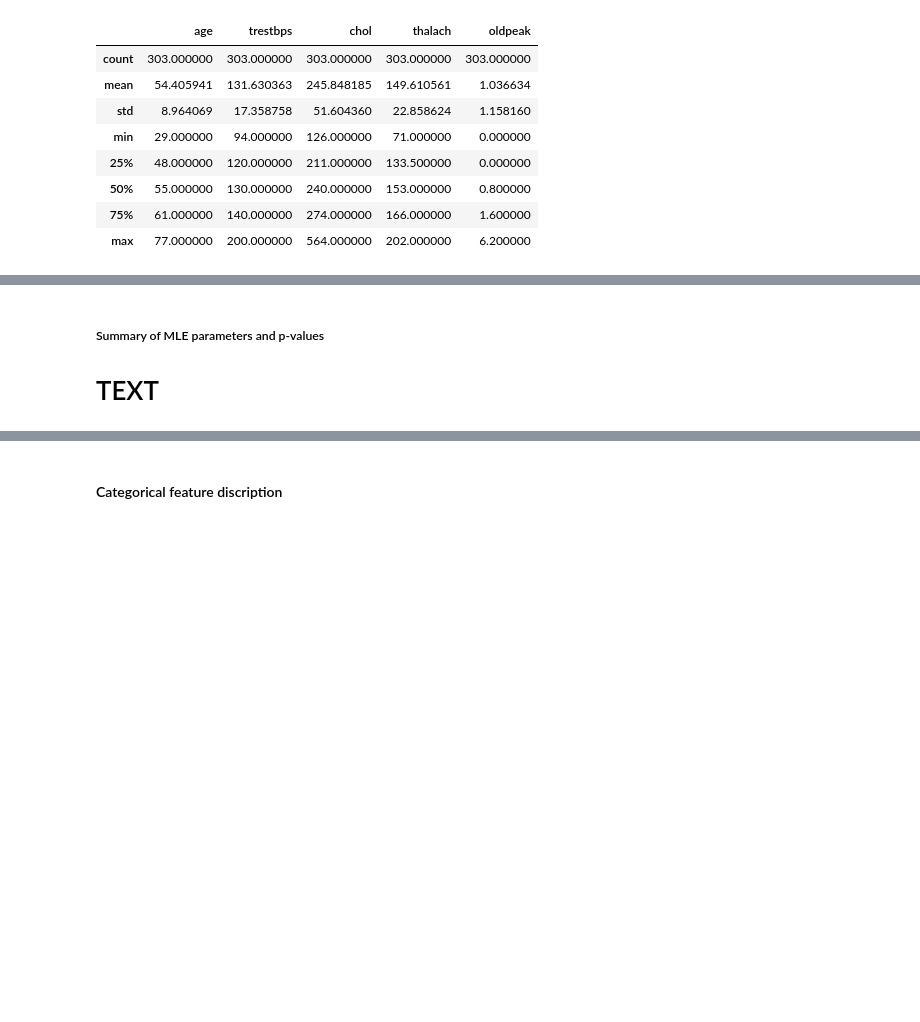
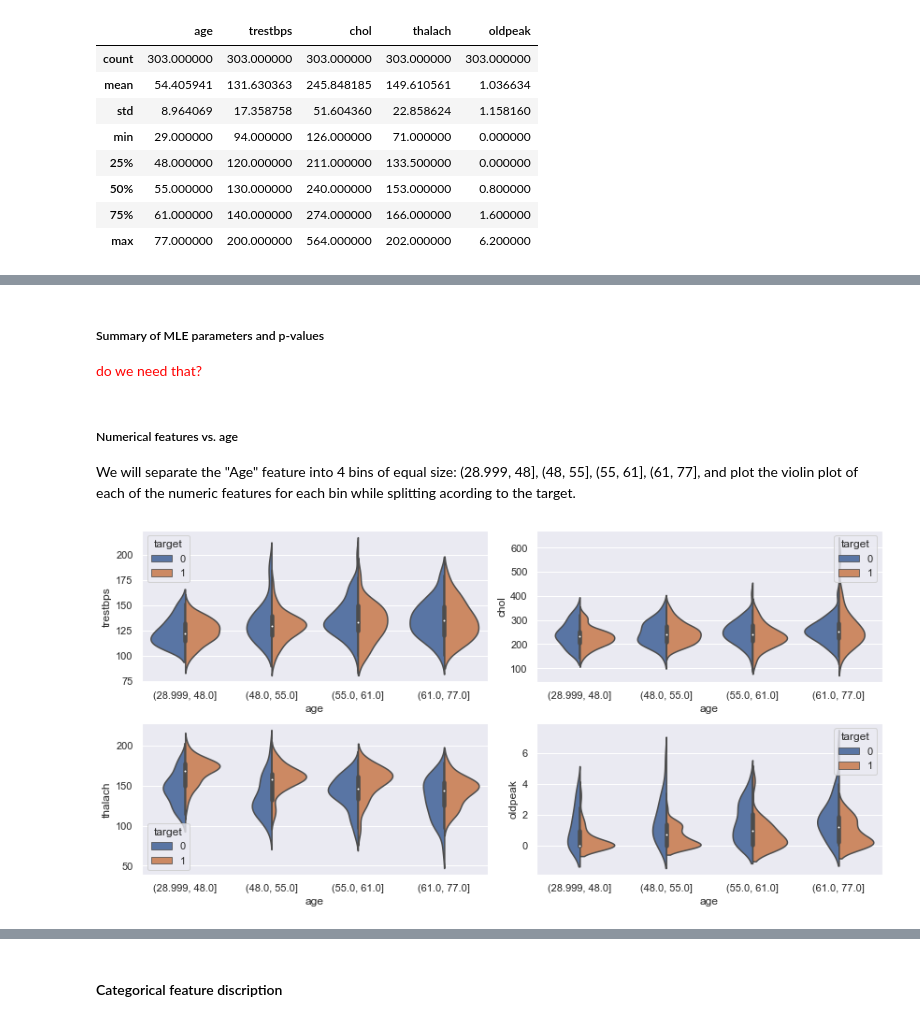
Before and after one commit to barboym/hw_statistics_runi, a Jupyter notebook: HW3/HW3.ipynb, the cells around one changed output, grey strips where cells are left out. Saved outputs shown, nothing was run; the diff lists cells and outputs as text; code cells hidden in the pictures; blank space fills up the shorter version.

```diff
--- a/HW3/HW3.ipynb
+++ b/HW3/HW3.ipynb
@@ -341,4 +344,25 @@ for i in range(len(numeric_features)):
 # %% [markdown]
 ##### Summary of MLE parameters and p-values
 
-# TEXT
+<font color = 'red'> do we need that? </font>
+# %% [markdown]
+##### Numerical features vs. age
+We will separate the "Age" feature into 4 bins of equal size: (28.999, 48], (48, 55], (55, 61], (61, 77],
+and plot the violin plot of each of the numeric features for each bin while splitting acording to the target.
+# %%
+#set figure
+fig, axs = plt.subplots(2, 2, figsize = (12, 6))
+fig.tight_layout(pad=2.0)
+
+#quantile-cut age into 4
+age_bins = pd.qcut(DF['age'], 4)
+
+#plot for each numeric feature
+i=0
+for feature in numeric_features:
+    if feature != 'age':
+        ax = axs[i//2, i%2]
+        sns.violinplot(data=DF, y=feature, x = age_bins, hue="target", split=True, ax=ax)
+        i+=1
+# %% [output]
+[figure, added]
```
Also changed, not shown: parts of 9 cells of this notebook.
